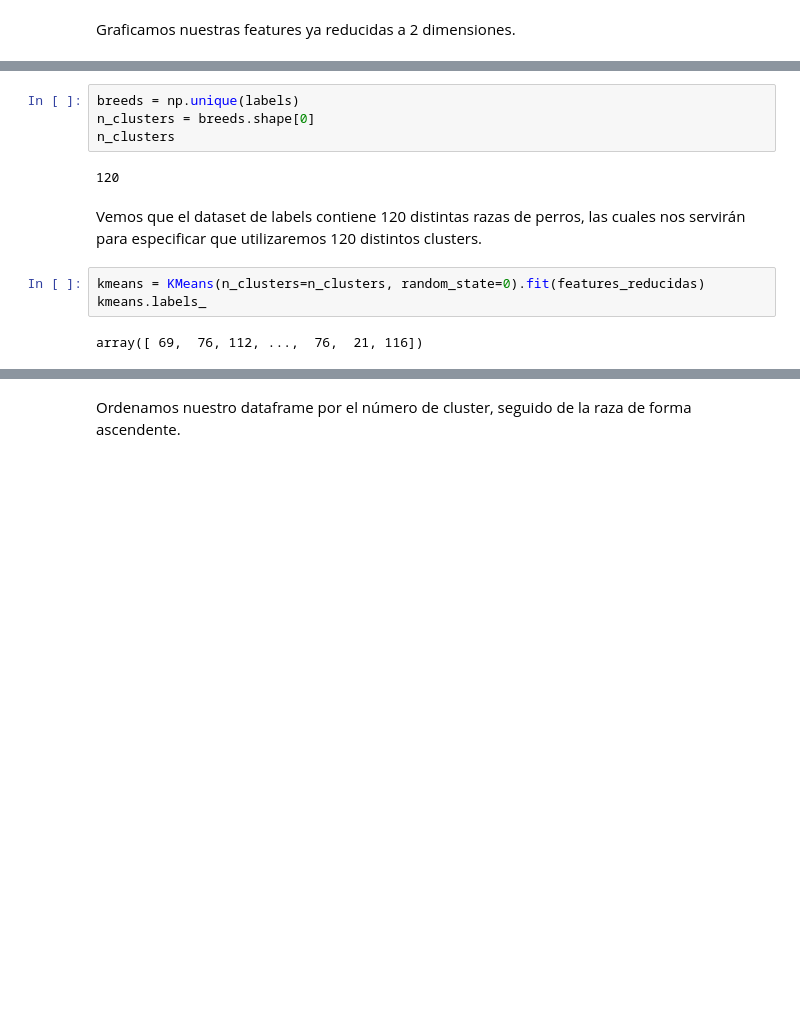
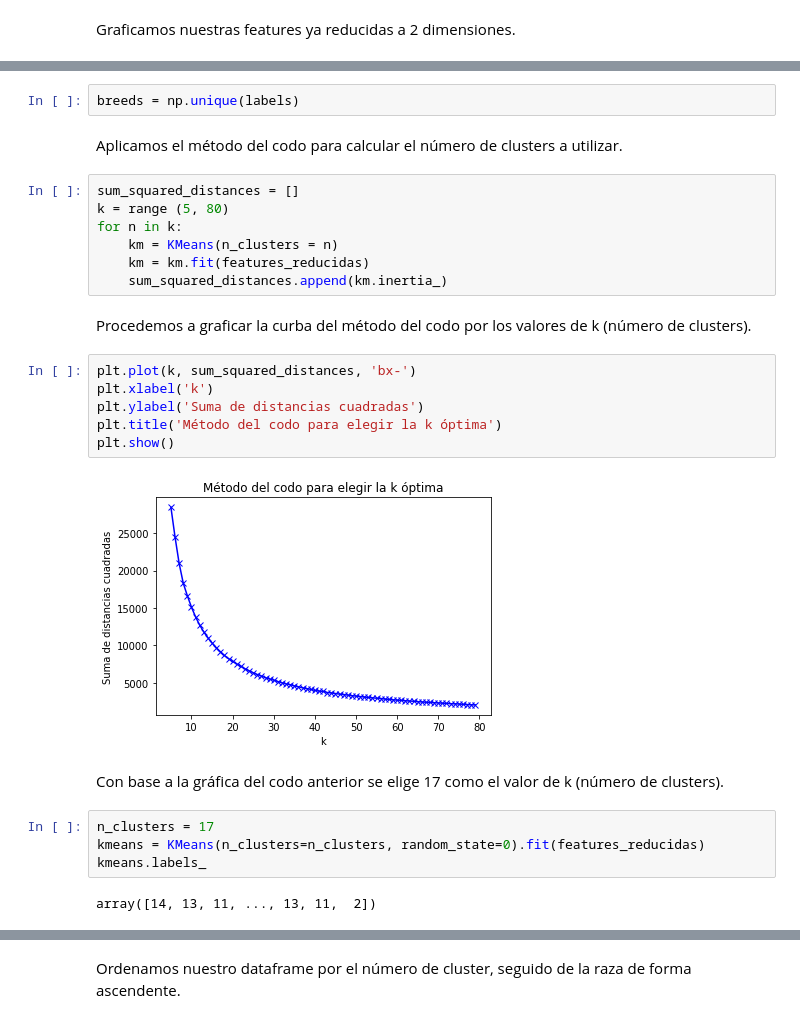
Before and after one commit to razp26/python-jupyterNotebooks, a Jupyter notebook: Statistical Learning II/Práctica 1/Practica1-PCA-Rodolfo Zea.ipynb, the cells around one changed output, grey strips where cells are left out. Saved outputs shown, nothing was run; the diff lists cells and outputs as text; blank space fills up the shorter version.

```diff
--- a/Statistical Learning II/Práctica 1/Practica1-PCA-Rodolfo Zea.ipynb
+++ b/Statistical Learning II/Práctica 1/Practica1-PCA-Rodolfo Zea.ipynb
@@ -91,16 +91,32 @@ Utilizaremos el dataset de features para saber cuántos clusters deseamos crear.
 # %%
 breeds = np.unique(labels)
-n_clusters = breeds.shape[0]
-n_clusters
-# %% [output]
-120
-# %% [markdown]
-Vemos que el dataset de labels contiene 120 distintas razas de perros, las cuales nos servirán para especificar que utilizaremos 120 distintos clusters.
+# %% [markdown]
+Aplicamos el método del codo para calcular el número de clusters a utilizar.
+# %%
+sum_squared_distances = []
+k = range (5, 80)
+for n in k:
+    km = KMeans(n_clusters = n)
+    km = km.fit(features_reducidas)
+    sum_squared_distances.append(km.inertia_)
+# %% [markdown]
+Procedemos a graficar la curba del método del codo por los valores de k (número de clusters).
+# %%
+plt.plot(k, sum_squared_distances, 'bx-')
+plt.xlabel('k')
+plt.ylabel('Suma de distancias cuadradas')
+plt.title('Método del codo para elegir la k óptima')
+plt.show()
+# %% [output]
+[figure, added]
+# %% [markdown]
+Con base a la gráfica del codo anterior se elige 17 como el valor de k (número de clusters).
 # %%
+n_clusters = 17
 kmeans = KMeans(n_clusters=n_clusters, random_state=0).fit(features_reducidas)
 kmeans.labels_
 # %% [output]
-array([ 69,  76, 112, ...,  76,  21, 116])
+array([14, 13, 11, ..., 13, 11,  2])
 # %%
 clusters = KMeans.fit_predict(kmeans, features_reducidas, y=None, sample_weight=None)
 kmeans.cluster_centers_.shape
```
Also changed, not shown: parts of 11 cells of this notebook.
